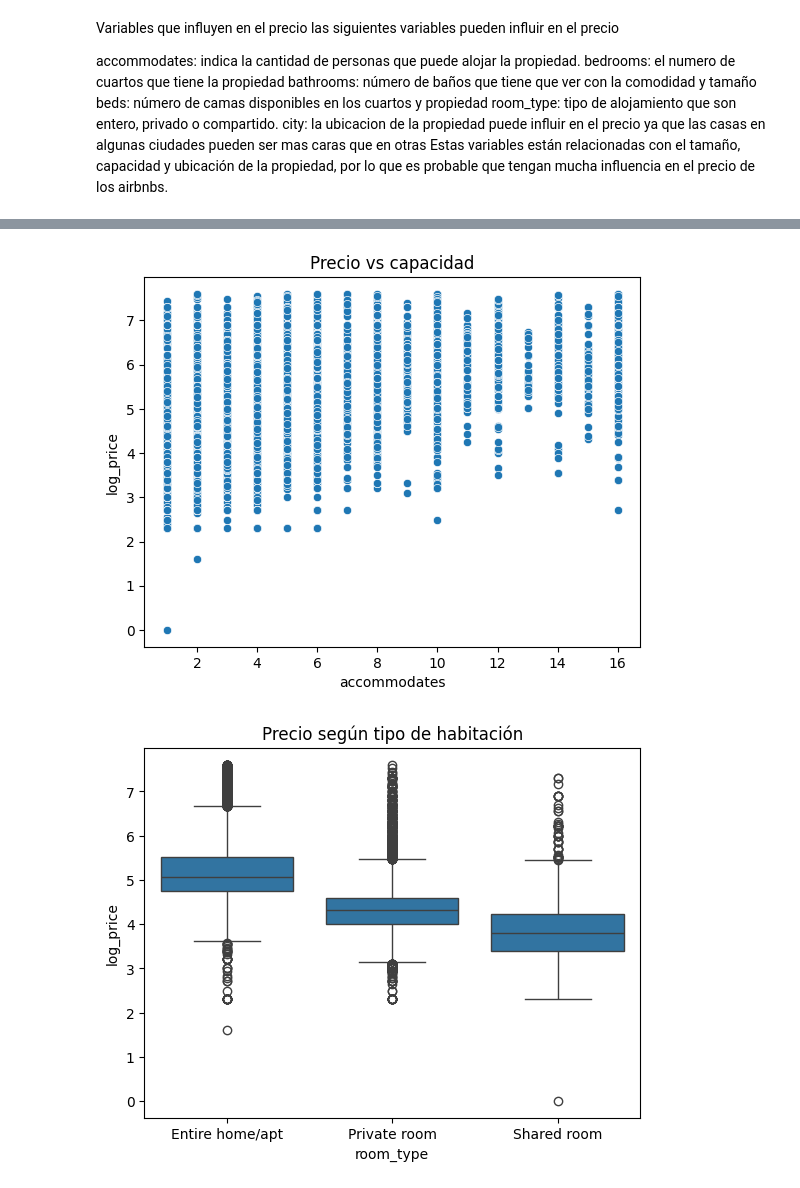
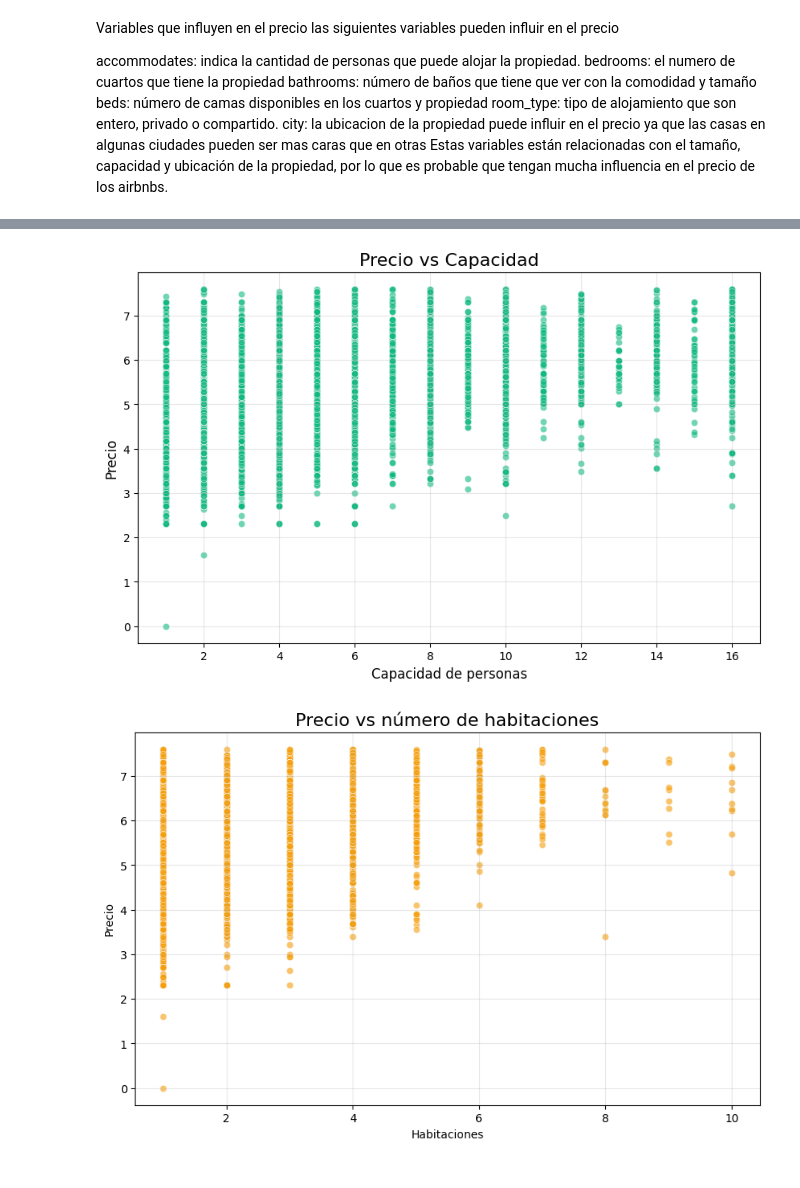
Before and after one commit to ch3rry-root/Avance-Proyecto-Ciencia-de-datos, a Jupyter notebook: notebook.ipynb, the cells around one changed output, grey strips where cells are left out. Drawn from its saved outputs; the diff is of its cells as text; code cells hidden in the pictures.

```diff
--- a/notebook.ipynb
+++ b/notebook.ipynb
@@ -123,12 +123,14 @@ room_type: tipo de alojamiento  que son entero, privado o compartido.
 city: la ubicacion de la propiedad puede influir en el precio ya que las casas en algunas ciudades pueden ser mas caras que en otras
 Estas variables están relacionadas con el tamaño, capacidad y ubicación de la propiedad, por lo que es probable que tengan mucha influencia en el precio de los airbnbs.
 # %%
-sns.set_theme(style="whitegrid")
-plt.figure(figsize=(8, 4))
-sns.histplot(df_limpio["log_price"], bins=40, kde=True, color="#4C78A8", edgecolor="white", alpha=0.9)
-plt.title("Distribución del precio", fontsize=14, weight="bold")
-plt.xlabel("Log del precio")
-plt.ylabel("Frecuencia")
-plt.tight_layout()
+plt.figure(figsize=(10,6))
+
+sns.histplot(df_limpio["log_price"], bins=50, kde=True, color="#4F46E5")
+
+plt.title("Distribución del precio", fontsize=16)
+plt.xlabel("Precio (log_price)", fontsize=12)
+plt.ylabel("Frecuencia", fontsize=12)
+
+plt.grid(alpha=0.3)
 plt.show()
 # %% [output]
@@ -136,22 +138,32 @@ plt.show()
 # %%
-plt.figure(figsize=(8, 4))
-sns.scatterplot(x="accommodates", y="log_price", data=df_limpio, alpha=0.5, s=35, color="#F58518")
-plt.title("Precio vs capacidad", fontsize=14, weight="bold")
-plt.xlabel("Capacidad")
-plt.ylabel("Log del precio")
-plt.tight_layout()
+plt.figure(figsize=(10,6))
+
+sns.scatterplot(
+    x="accommodates",
+    y="log_price",
+    data=df_limpio,
+    alpha=0.6,
+    color="#10B981"
+)
+
+plt.title("Precio vs Capacidad", fontsize=16)
+plt.xlabel("Capacidad de personas", fontsize=12)
+plt.ylabel("Precio", fontsize=12)
+plt.grid(alpha=0.3)
 plt.show()
 # %% [output]
-[figure, old version]
+[figure, new version]
 # %%
-plt.figure(figsize=(8, 4))
-sns.boxplot(x="room_type", y="log_price", data=df_limpio, palette="Set2")
-plt.title("Precio según tipo de habitación", fontsize=14, weight="bold")
-plt.xlabel("")
-plt.ylabel("Log del precio")
-plt.xticks(rotation=10)
-plt.tight_layout()
+plt.figure(figsize=(10,6))
+
+sns.scatterplot(x="bedrooms", y="log_price", data=df_limpio, alpha=0.6, color="#F59E0B")
+
+plt.title("Precio vs número de habitaciones", fontsize=16)
+plt.xlabel("Habitaciones")
+plt.ylabel("Precio")
+
+plt.grid(alpha=0.3)
 plt.show()
 # %% [output]
-[figure, old version]
+[figure, new version]
 # %%
```
Also changed, not shown: parts of 2 cells of this notebook.
